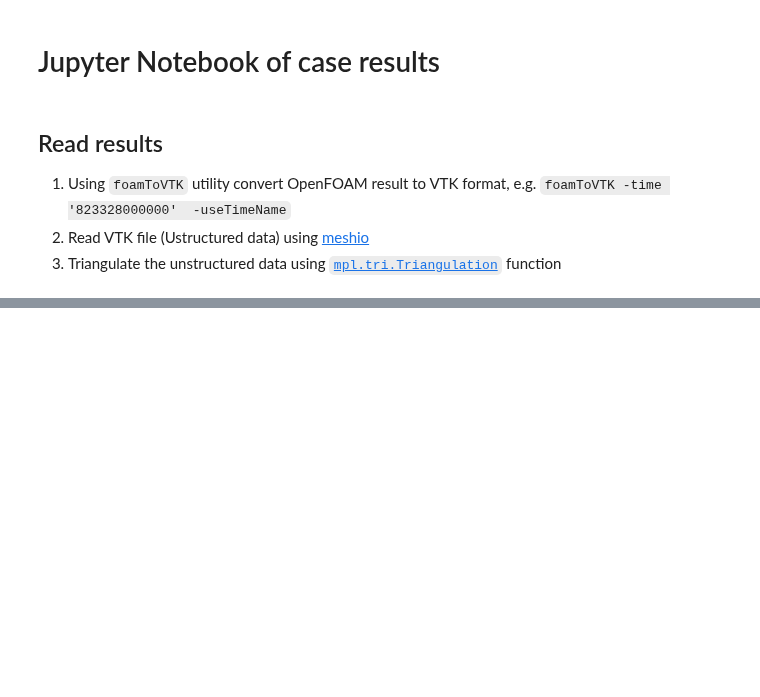
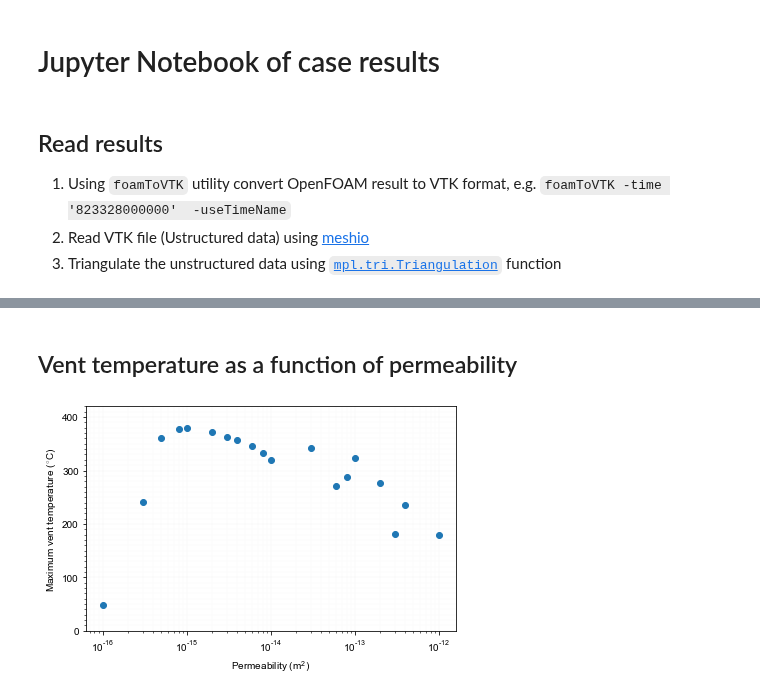
Before and after one commit to lruepke/HTF_lecture, a Jupyter notebook: source/lectures/L04/cases/Driesner2010/jupyter/Plot_CaseResults.ipynb, the cells around one changed output, grey strips where cells are left out. Cells and saved outputs as stored; diff of their text form; code cells hidden in the pictures; blank space fills up the shorter version.

```diff
--- a/source/lectures/L04/cases/Driesner2010/jupyter/Plot_CaseResults.ipynb
+++ b/source/lectures/L04/cases/Driesner2010/jupyter/Plot_CaseResults.ipynb
@@ -54,0 +89,23 @@ def readVTK_2D(vtkfile,positiveDepth=True,scale_coord=1):
+# %% [markdown]
+## Vent temperature as a function of permeability
+# %%
+fig=plt.figure(figsize=(6,4))
+ax=plt.gca()
+ax.semilogx(permeabilities,ventT,'o')
+
+ax.set_xlabel('Permeability (m$^{\mathregular{2}}$)')
+ax.set_ylabel('Maximum vent temperature ($^{\circ}$C)')
+ax.yaxis.set_major_locator(MultipleLocator(100))
+ax.yaxis.set_minor_locator(MultipleLocator(10))
+ax.xaxis.set_major_locator(mpl.ticker.LogLocator(base=10.0, subs=(1.0,),numticks=20))
+ax.xaxis.set_minor_locator(mpl.ticker.LogLocator(base=10.0, subs=np.linspace(0.1,0.9,9),numticks=20))
+ax.grid(which='major',color='gray',lw=0.05)
+ax.grid(which='minor',color='lightgray',lw=0.05)
+ax.set_ylim(0,420)
+
+plt.tight_layout()
+plt.savefig('%s/ventT_perm.pdf'%(path_figures))
+plt.savefig('%s/ventT_perm.svg'%(path_figures))
+plt.show()
+# %% [output]
+[figure, added]
```
Also changed, not shown: parts of 3 cells of this notebook, 8 other files.
